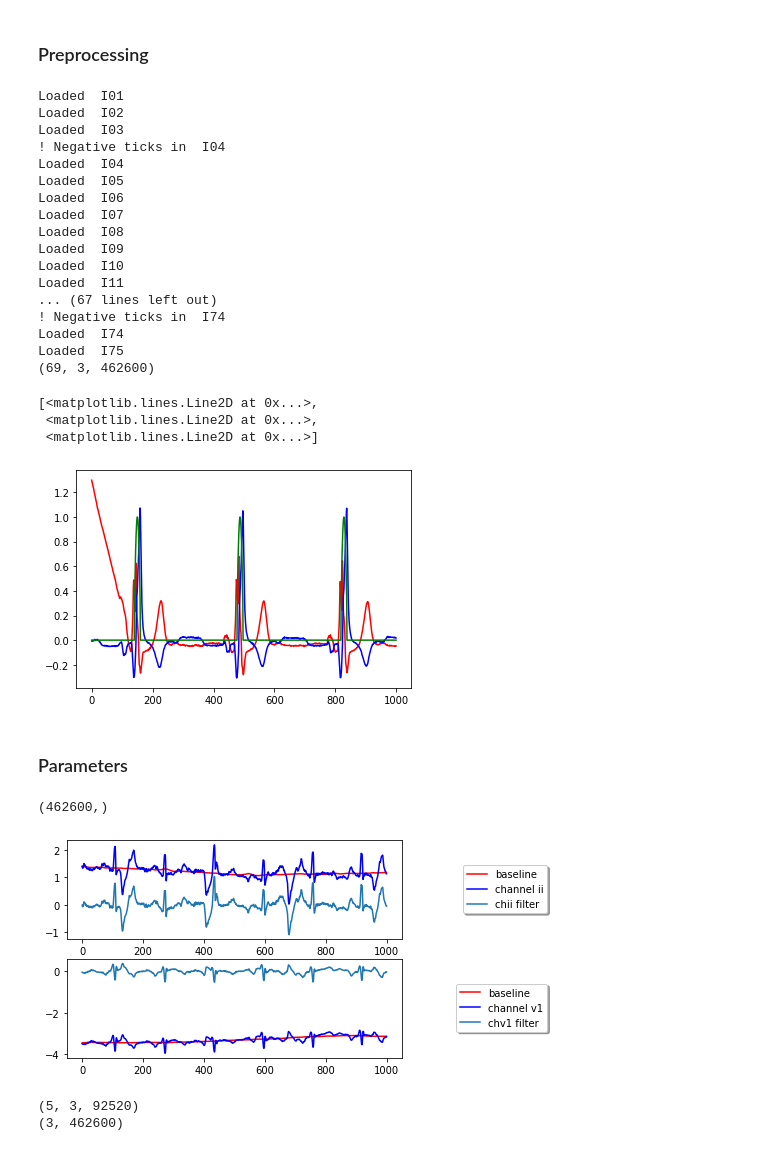
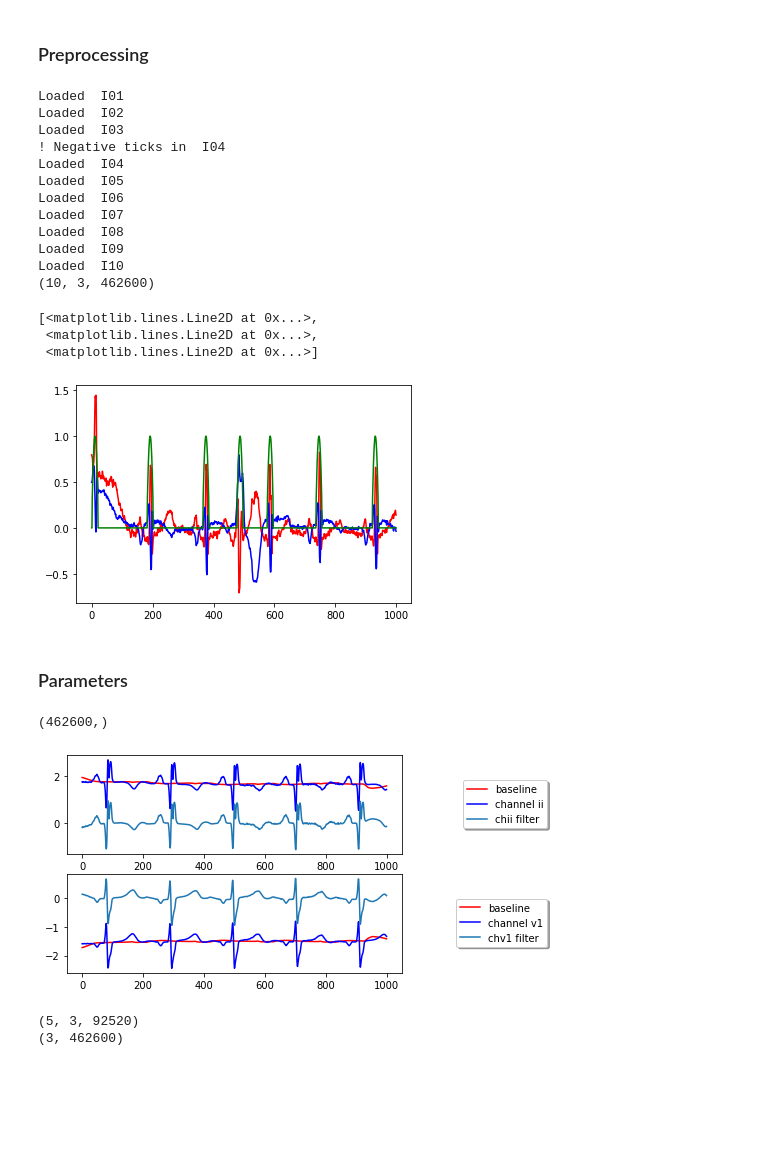
Before and after one commit to jells123/QRS-Detection, a Jupyter notebook: QRS-detectors.ipynb, the cells around one changed output. Drawn from its saved outputs; the diff is of its cells as text; code cells hidden in the pictures; blank space fills up the shorter version.

```diff
--- a/QRS-detectors.ipynb
+++ b/QRS-detectors.ipynb
@@ -131,8 +125,8 @@ record = wfdb.rdrecord('train/I01', channels=[1, 6])
 annotation = wfdb.rdann('train/I01', 'atr')
 
 signals = record.__dict__['p_signal']
-# channel_ii = signals[:, 0]
-# channel_v1 = signals[:, 1]
+channel_ii = signals[:, 0]
+channel_v1 = signals[:, 1]
 
 ticks = annotation.__dict__['sample']
 symbols = annotation.__dict__['symbol']
@@ -163,7 +157,7 @@ qrsAnnot = ['N','L','R','B','A','a','J','S','V','r','F','e','j','n','E','/','f',
 all_data = np.zeros((len(filenames), signals.shape[1]+1, N), dtype=np.float32)
 idx = 0
 
-for f in filenames:
+for f in filenames[:10]:
     path = 'train/{}'.format(f)
     # read annotation
     annotation = wfdb.rdann(path, 'atr')
@@ -207,6 +201,11 @@ for f in filenames:
     # create data with signals on data[0], data[1] and ticks on data[2]
     data = np.concatenate((signal, targets), axis=0)
 
+#     print("crop begin!")
+#     for i in range(1000):
+#         inpOutSegment = tf.random_crop(data, [3, 200])
+#     print("crop finito")
+
     all_data[idx] = data
     idx += 1
     print("Loaded ", f)
@@ -225,22 +224,17 @@ Loaded  I07
 Loaded  I08
 Loaded  I09
 Loaded  I10
-Loaded  I11
-... (67 lines left out)
-! Negative ticks in  I74
-Loaded  I74
-Loaded  I75
-(69, 3, 462600)
+(10, 3, 462600)
 # %%
-sig = all_data[15, :, :]
+sig = all_data[1, :, :]
 x = np.arange(sig.shape[1])
 
 plt.plot(x[:1000], sig[0, :1000], 'r', x[:1000], sig[1, :1000], 'b', x[:1000], sig[2, :1000], 'g')
 # %% [output]
 [<matplotlib.lines.Line2D at 0x...>,
  <matplotlib.lines.Line2D at 0x...>,
  <matplotlib.lines.Line2D at 0x...>]
-[figure, old version]
+[figure, new version]
 # %% [markdown]
 ### Parameters
 # %%
@@ -273,7 +267,7 @@ plt.legend(('baseline', 'channel v1', 'chv1 filter'),
 plt.show()
 # %% [output]
 (462600,)
-[figure, old version]
+[figure, new version]
 # %%
 print(np.asarray(np.split(all_data[0], 5, axis=1), dtype=np.float32).shape)
 print(all_data[0].shape)
```
Also changed, not shown: parts of 7 cells of this notebook.
